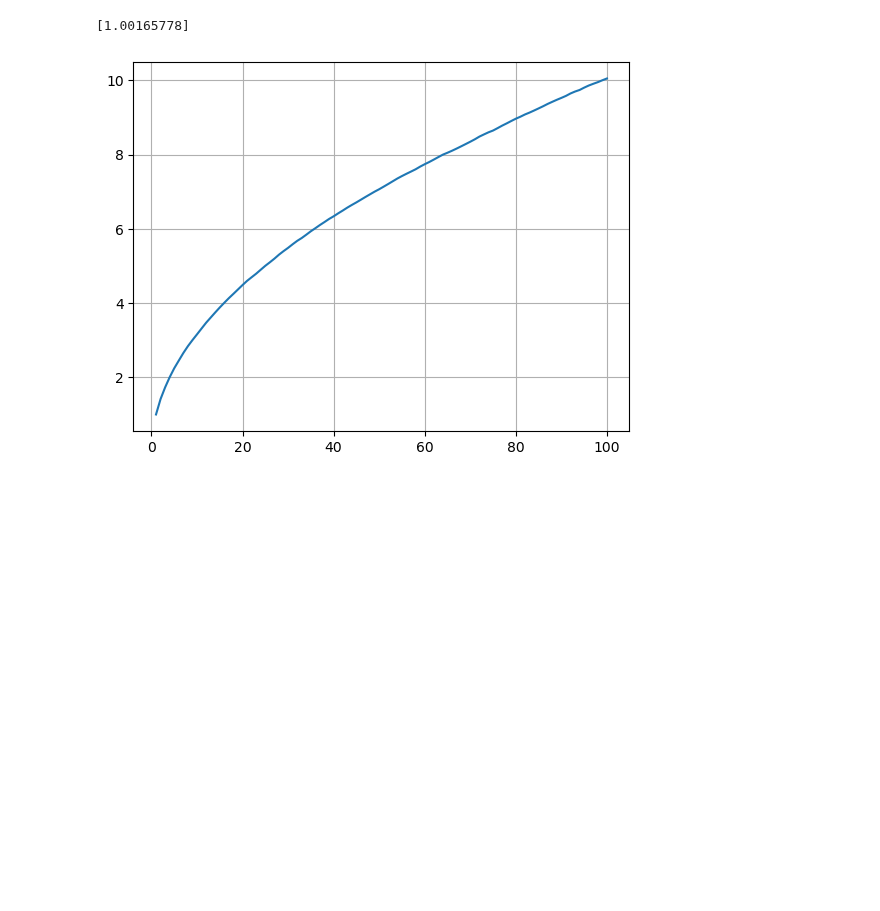
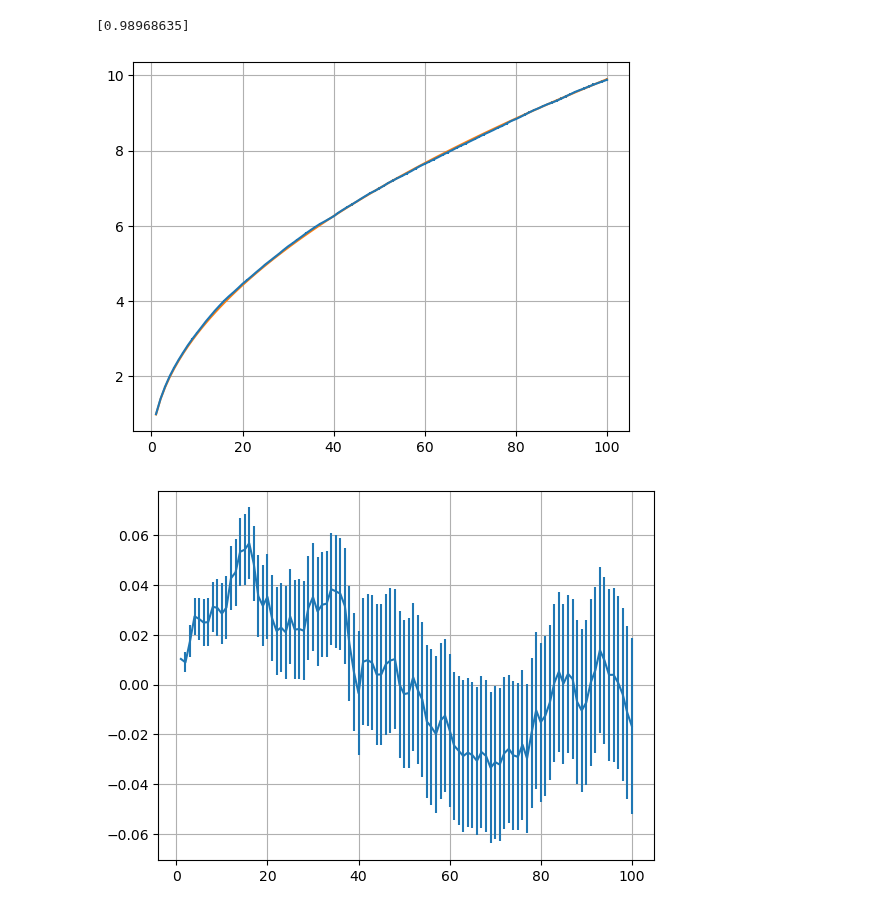
Before and after one commit to YggdrasilUrthr/NSL, a Jupyter notebook: Lab2/Ex2.ipynb, the cells around one changed output. Saved outputs shown, nothing was run; the diff lists cells and outputs as text; code cells hidden in the pictures; blank space fills up the shorter version.

```diff
--- a/Lab2/Ex2.ipynb
+++ b/Lab2/Ex2.ipynb
@@ -53,10 +53,17 @@ def sqrt_func(x, k):
 # %%
 discrete_data = np.loadtxt(csv_path + "Ex2_2_discrete.csv", delimiter=",")
 
-popt, pcov = curve_fit(sqrt_func, np.arange(1, 101, 1), np.sqrt(discrete_data))
+popt, pcov = curve_fit(sqrt_func, np.arange(1, 101, 1), discrete_data[:,0])
 print(popt)
 
-plt.plot(np.arange(1, 101, 1), np.sqrt(discrete_data))
+x = np.arange(1, 101, 1)
+
+plt.errorbar(x, discrete_data[:,0], yerr=discrete_data[:,1])
+plt.plot(x, sqrt_func(x, *popt))
 plt.grid(True)
 plt.show()
+
+plt.errorbar(x, discrete_data[:,0] - sqrt_func(x, *popt), yerr=discrete_data[:,1])
+plt.grid(True)
+plt.show()
 # %% [output]
@@ -65,12 +73,18 @@ plt.show()
 # %%
 continue_data = np.loadtxt(csv_path + "Ex2_2_continue.csv", delimiter=",")
 
-popt, pcov = curve_fit(sqrt_func, np.arange(1, 101, 1), np.sqrt(continue_data))
+popt, pcov = curve_fit(sqrt_func, np.arange(1, 101, 1), continue_data[:,0])
 print(popt)
 
-plt.plot(np.arange(1, 101, 1), np.sqrt(continue_data))
+plt.errorbar(x, continue_data[:,0], yerr=continue_data[:,1])
+plt.plot(x, sqrt_func(x, *popt))
 plt.grid(True)
 plt.show()
+
+plt.errorbar(x, continue_data[:,0] - sqrt_func(x, *popt), yerr=continue_data[:,1])
+plt.grid(True)
+plt.show()
 # %% [output]
-[1.00165778]
+[0.98968635]
-[figure, old version]
+[figure, new version]
+[figure, added]
```
Also changed, not shown: parts of 5 cells of this notebook, 13 other files.
